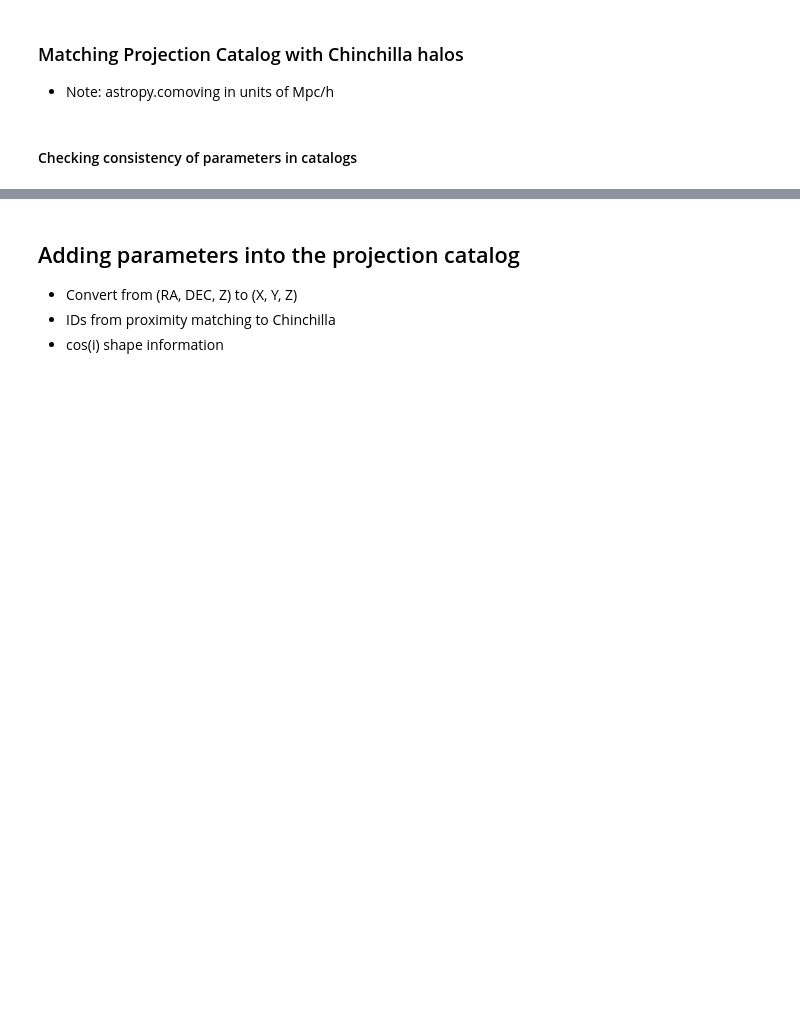
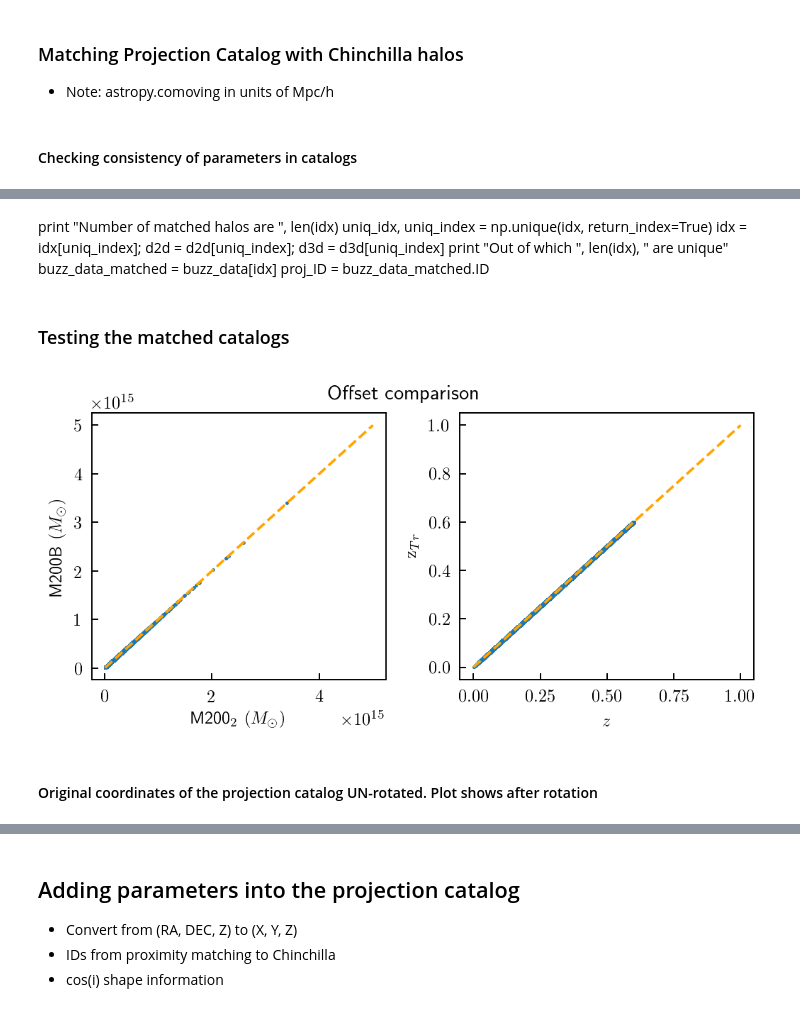
Before and after one commit to zzbenjamin94/des_y1_triaxiality, a Jupyter notebook: repo/halo_cluster_matching/read_projection.ipynb, the cells around one changed output, grey strips where cells are left out. Drawn from its saved outputs; the diff is of its cells as text; code cells hidden in the pictures; blank space fills up the shorter version.

Commit message:
Matched with buzzard

```diff
--- a/repo/halo_cluster_matching/read_projection.ipynb
+++ b/repo/halo_cluster_matching/read_projection.ipynb
@@ -223,0 +189,8 @@ plt.show()
+# %%
+datadir = data_home_dir()
+homedir = home_dir()
+proj_dir = datadir + 'projection/'+'proj_buzzmatched_test.fits'
+proj_list = fits.open(proj_dir)
+proj_data = proj_list[1].data
+print proj_data.names
+proj_data = proj_data.view(np.recarray)
@@ -223,0 +213,28 @@ plt.show()
+# %% [markdown]
+print "Number of matched halos are ", len(idx)
+uniq_idx, uniq_index = np.unique(idx, return_index=True)
+idx = idx[uniq_index]; d2d = d2d[uniq_index]; d3d = d3d[uniq_index]
+print "Out of which ", len(idx), " are unique"
+buzz_data_matched = buzz_data[idx]
+proj_ID = buzz_data_matched.ID
+# %% [markdown]
+### Testing the matched catalogs
+# %%
+#Seeing the offset in distance, redshift after catalog matching
+f, ax = plt.subplots(1, 2, figsize=(6,3), tight_layout=True)
+f.suptitle('Offset comparison')
+M_line = np.linspace(1e13,5e15,100)
+z_line = np.linspace(0,1,100)
+ax[0].scatter(proj_data.M200_2, proj_data.M200B, s=1)
+ax[0].plot(M_line, M_line, linestyle='dashed', c='orange')
+ax[0].set_xlabel(r'M200$_{2}$ $(M_{\odot})$')
+ax[0].set_ylabel(r'M200B $(M_{\odot})$')
+ax[1].scatter(proj_data.Z, proj_data.Z_TR, s=1)
+ax[1].plot(z_line, z_line, linestyle='dashed', c='orange')
+ax[1].set_xlabel(r'$z$')
+ax[1].set_ylabel(r'$\textrm{z}_{Tr}$')
+plt.show()
+# %% [output]
+[figure, added]
+# %% [markdown]
+#### Original coordinates of the projection catalog UN-rotated. Plot shows after rotation
```
Also changed, not shown: parts of 24 cells of this notebook.
